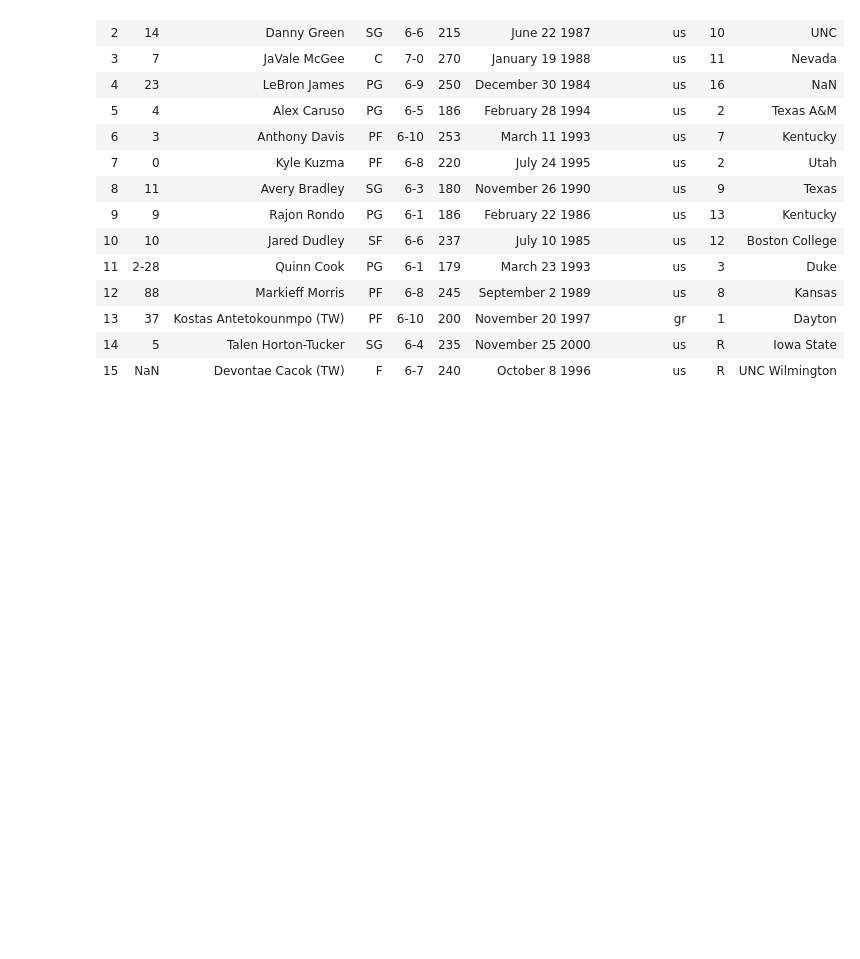
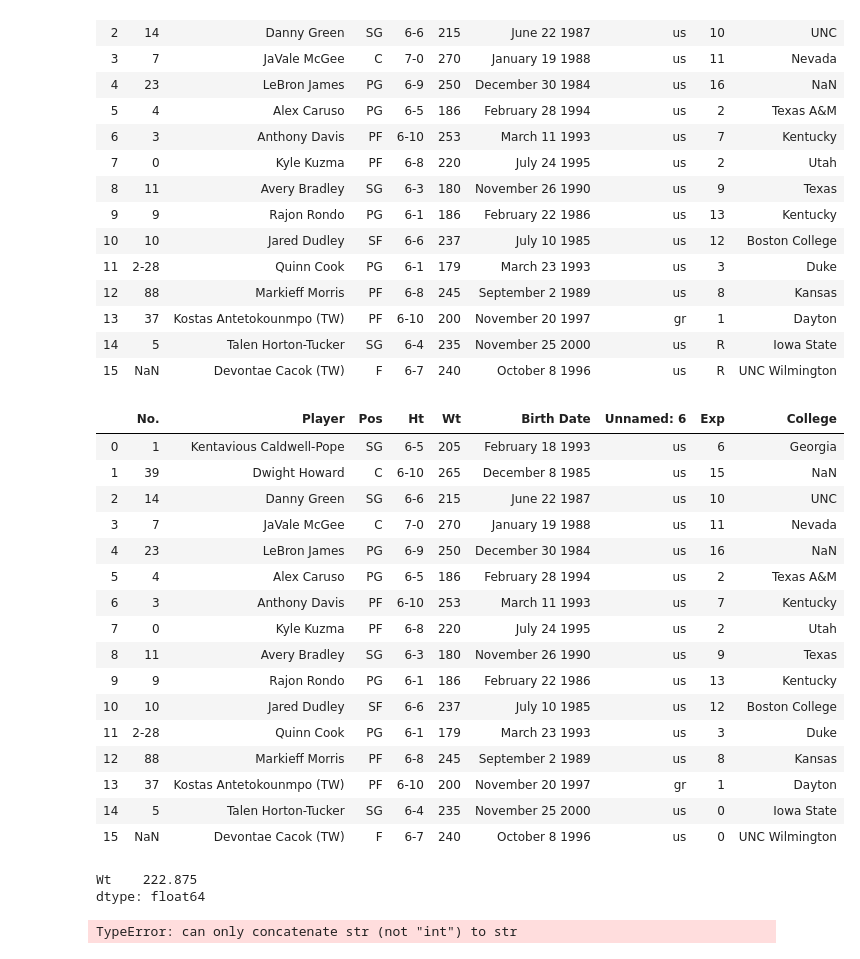
Before and after one commit to peterdobbs77/statistical_simulation, a Jupyter notebook: NbaComparisonsFy20.ipynb, the cells around one changed output. Cells and saved outputs as stored; diff of their text form; code cells hidden in the pictures; blank space fills up the shorter version.

```diff
--- a/NbaComparisonsFy20.ipynb
+++ b/NbaComparisonsFy20.ipynb
@@ -45,3 +51,35 @@ lakers
 | 13 | 37 | Kostas Antetokounmpo (TW) | PF | 6-10 | 200 | November 20 1997 | gr | 1 | Dayton |
 | 14 | 5 | Talen Horton-Tucker | SG | 6-4 | 235 | November 25 2000 | us | R | Iowa State |
 | 15 | NaN | Devontae Cacok (TW) | F | 6-7 | 240 | October 8 1996 | us | R | UNC Wilmington |
+# %%
+# fix R in 'Exp' column
+lakers.loc[lakers.Exp == 'R','Exp'] = 0
+lakers.astype({'Exp':'float64'})
+lakers
+# %% [output]
+|  | No. | Player | Pos | Ht | Wt | Birth Date | Unnamed: 6 | Exp | College |
+| 0 | 1 | Kentavious Caldwell-Pope | SG | 6-5 | 205 | February 18 1993 | us | 6 | Georgia |
+| 1 | 39 | Dwight Howard | C | 6-10 | 265 | December 8 1985 | us | 15 | NaN |
+| 2 | 14 | Danny Green | SG | 6-6 | 215 | June 22 1987 | us | 10 | UNC |
+| 3 | 7 | JaVale McGee | C | 7-0 | 270 | January 19 1988 | us | 11 | Nevada |
+| 4 | 23 | LeBron James | PG | 6-9 | 250 | December 30 1984 | us | 16 | NaN |
+| 5 | 4 | Alex Caruso | PG | 6-5 | 186 | February 28 1994 | us | 2 | Texas A&M |
+| 6 | 3 | Anthony Davis | PF | 6-10 | 253 | March 11 1993 | us | 7 | Kentucky |
+| 7 | 0 | Kyle Kuzma | PF | 6-8 | 220 | July 24 1995 | us | 2 | Utah |
+| 8 | 11 | Avery Bradley | SG | 6-3 | 180 | November 26 1990 | us | 9 | Texas |
+| 9 | 9 | Rajon Rondo | PG | 6-1 | 186 | February 22 1986 | us | 13 | Kentucky |
+| 10 | 10 | Jared Dudley | SF | 6-6 | 237 | July 10 1985 | us | 12 | Boston College |
+| 11 | 2-28 | Quinn Cook | PG | 6-1 | 179 | March 23 1993 | us | 3 | Duke |
+| 12 | 88 | Markieff Morris | PF | 6-8 | 245 | September 2 1989 | us | 8 | Kansas |
+| 13 | 37 | Kostas Antetokounmpo (TW) | PF | 6-10 | 200 | November 20 1997 | gr | 1 | Dayton |
+| 14 | 5 | Talen Horton-Tucker | SG | 6-4 | 235 | November 25 2000 | us | 0 | Iowa State |
+| 15 | NaN | Devontae Cacok (TW) | F | 6-7 | 240 | October 8 1996 | us | 0 | UNC Wilmington |
+# %%
+lakers[['Wt','Exp']].mean()
+# %% [output]
+Wt    222.875
+dtype: float64
+# %%
+lakers['Exp'].mean()
+# %% [output]
+TypeError: can only concatenate str (not "int") to str
```
Also changed, not shown: parts of 1 cell of this notebook, 1 other file.
